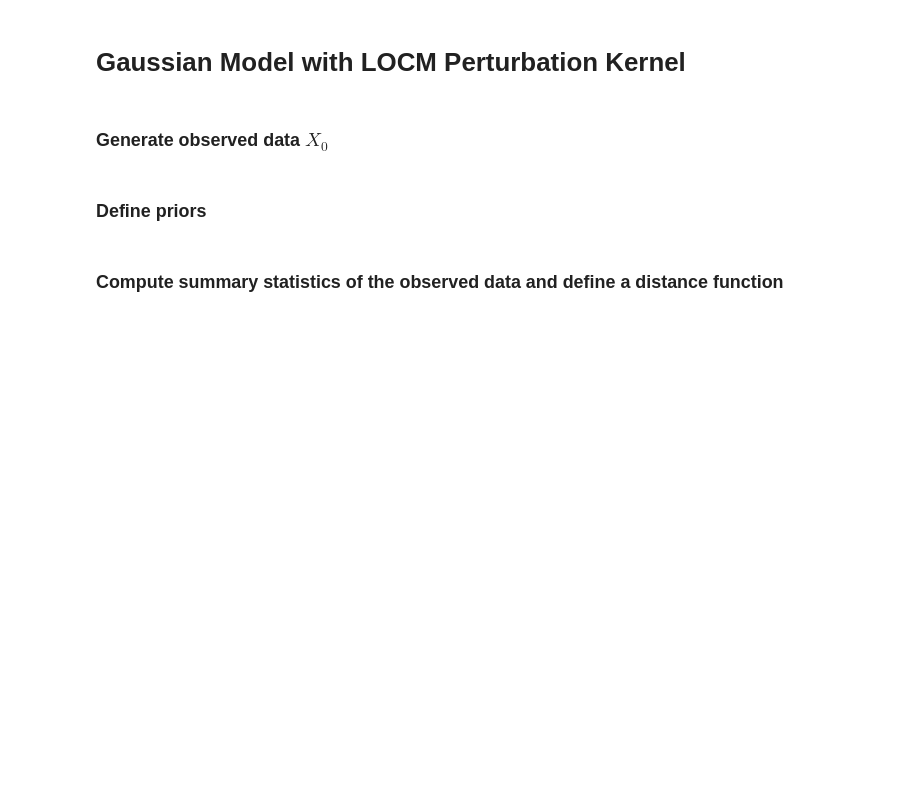
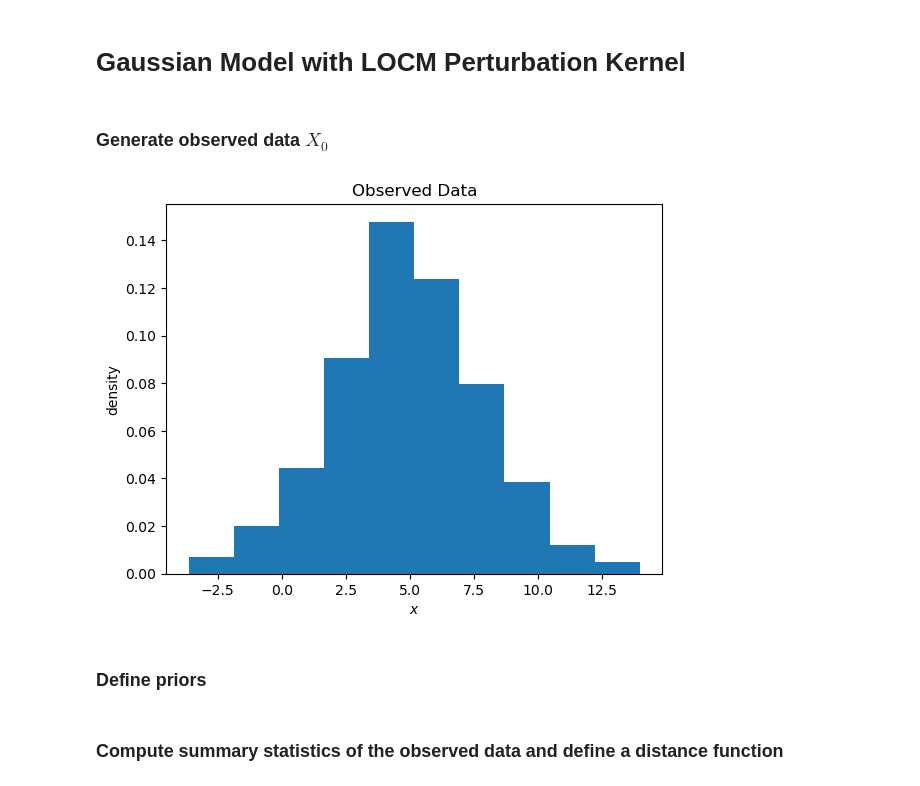
Before and after one commit to AddisonHowe/abcsmc-tutorial, a Jupyter notebook: notebooks/nb_gaussian_locm.ipynb, the cells around one changed output. Saved outputs shown, nothing was run; the diff lists cells and outputs as text; code cells hidden in the pictures; blank space fills up the shorter version.

```diff
--- a/notebooks/nb_gaussian_locm.ipynb
+++ b/notebooks/nb_gaussian_locm.ipynb
@@ -18,22 +20,25 @@ os.makedirs(imgdir, exist_ok=True)
 # %%
 # True model parameters
 mu = 5
 sigma = 3
+true_params = [mu, sigma]
 
 # True model and generated "observed" data
 model = GaussianModel(mu, sigma)
 data = model.generate_data(1000)
 
 # Parameter indices and names used for plotting
 pidx1 = 0
 pidx2 = 1
 pname1 = "$\mu$"
 pname2 = "$\sigma$"
 
 plt.hist(data, density=True)
 plt.title("Observed Data")
 plt.xlabel('$x$');
 plt.ylabel("density");
+# %% [output]
+[figure, added]
 # %% [markdown]
 ### Define priors
 # %%
```
Also changed, not shown: parts of 7 cells of this notebook, 7 other files.
